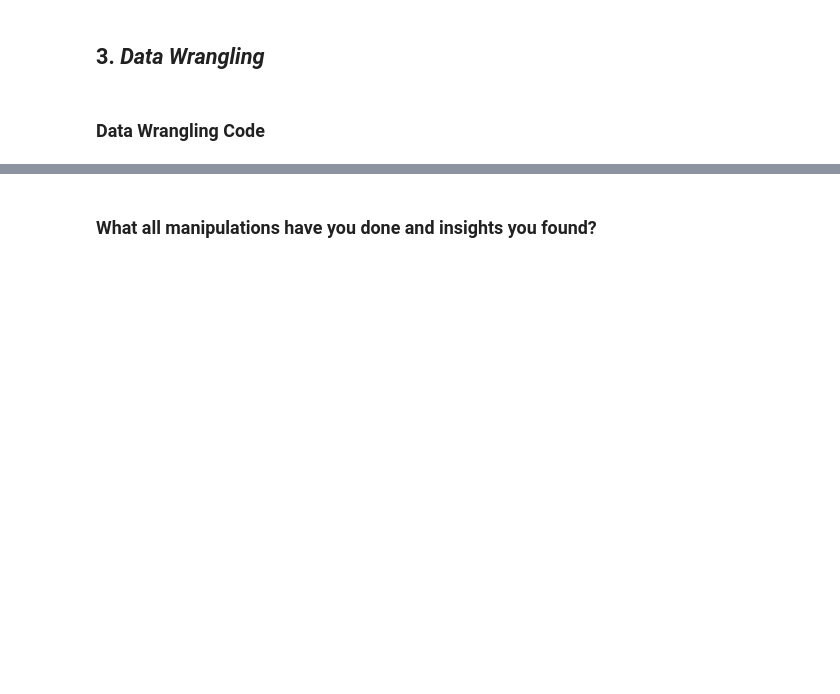
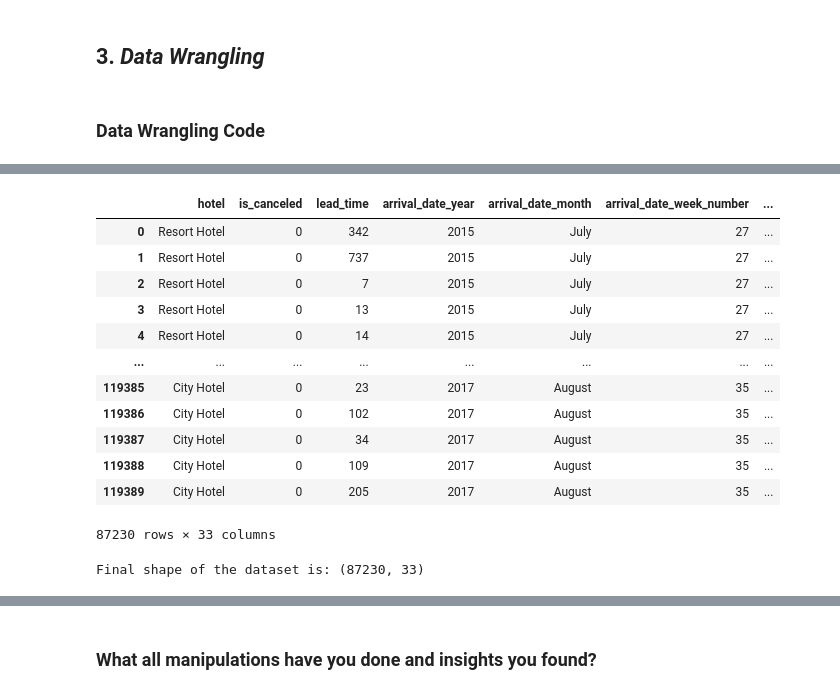
Before and after one commit to khanimrangithu/capstone2-hotel-booking-analysis, a Jupyter notebook: Copy_of_Sample_EDA_Submission_Template.ipynb, the cells around one changed output, grey strips where cells are left out. Cells and saved outputs as stored; diff of their text form; code cells hidden in the pictures; blank space fills up the shorter version.

```diff
--- a/Copy_of_Sample_EDA_Submission_Template.ipynb
+++ b/Copy_of_Sample_EDA_Submission_Template.ipynb
@@ -139,0 +351,9 @@ Answer Here
+# %%
+# replacing null values in children column with 0 assuming that family had 0 children
+# replacing null values in company and agent columns with 0 assuming those rooms were booked without company/agent
+hb_df1["children"].fillna(0, inplace=True)
+hb_df1["company"].fillna(0, inplace=True)
+hb_df1["agent"].fillna(0, inplace=True)
+
+# replacing null values in country column as 'Others'
+hb_df1["country"].fillna("Others", inplace=True)
@@ -139,0 +381,33 @@ Answer Here
+# %%
+# dropping the 'company' column as it contains a lot of null values in coparison to other columns
+hb_df1.drop(columns="company", axis=1, inplace=True)          # dropping the values vertically at axis 1 (columns)
+# %%
+# dropping rows where no adults , children and babies are available because no bookings were made that day
+no_guest = hb_df1[hb_df1["adults"]+hb_df1["babies"]+hb_df1["children"]==0]
+hb_df1.drop(no_guest.index, inplace=True)
+# %%
+# adding some new columns to make our data analysis ready
+hb_df1["total_people"] = hb_df1["adults"]+hb_df1["babies"]+hb_df1["children"]             # creating total people by adding all the people in that booking
+hb_df1["total_stay"] = hb_df1["stays_in_weekend_nights"]+hb_df1["stays_in_week_nights"]   # creating a column to check that total stay by people in that booking
+# %%
+# having a final look to check if our dataset is ready to analyse
+hb_df1
+# %% [output]
+|  | hotel | is_canceled | lead_time | arrival_date_year | arrival_date_month | arrival_date_week_number | ... |
+| 0 | Resort Hotel | 0 | 342 | 2015 | July | 27 | ... |
+| 1 | Resort Hotel | 0 | 737 | 2015 | July | 27 | ... |
+| 2 | Resort Hotel | 0 | 7 | 2015 | July | 27 | ... |
+| 3 | Resort Hotel | 0 | 13 | 2015 | July | 27 | ... |
+| 4 | Resort Hotel | 0 | 14 | 2015 | July | 27 | ... |
+| ... | ... | ... | ... | ... | ... | ... | ... |
+| 119385 | City Hotel | 0 | 23 | 2017 | August | 35 | ... |
+| 119386 | City Hotel | 0 | 102 | 2017 | August | 35 | ... |
+| 119387 | City Hotel | 0 | 34 | 2017 | August | 35 | ... |
+| 119388 | City Hotel | 0 | 109 | 2017 | August | 35 | ... |
+| 119389 | City Hotel | 0 | 205 | 2017 | August | 35 | ... |
+87230 rows × 33 columns
+# %%
+# checking the final shape of the dataset
+print(f'Final shape of the dataset is: {hb_df1.shape}')
+# %% [output]
+Final shape of the dataset is: (87230, 33)
```
Also changed, not shown: parts of 37 cells of this notebook.
